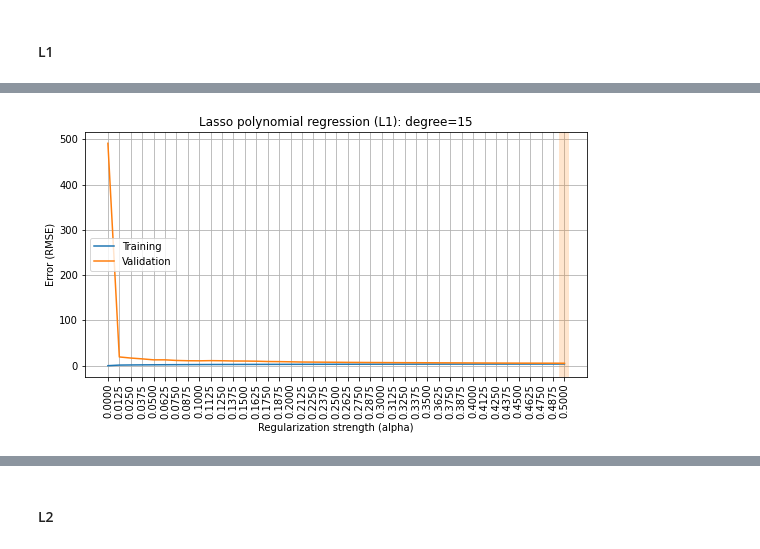
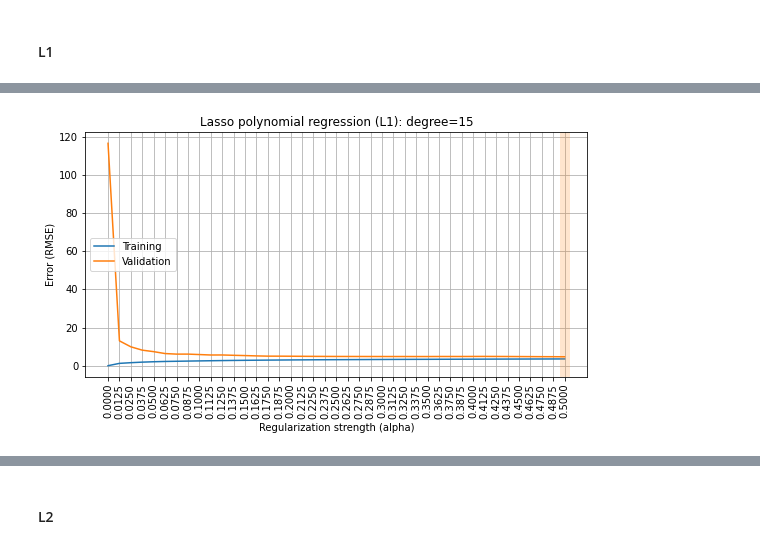
Before and after one commit to MikhailLukashevich02/rs_school_ml_course, a Jupyter notebook: overfitting_regularization.ipynb, the cells around one changed output, grey strips where cells are left out. Saved outputs shown, nothing was run; the diff lists cells and outputs as text; code cells hidden in the pictures.

```diff
--- a/overfitting_regularization.ipynb
+++ b/overfitting_regularization.ipynb
@@ -562,7 +484,7 @@ Please do a discovery on your own and find that out empirically (both for **L1**
 rmse_train, rmse_valid, avg_coef = [], [], []
 for alpha in tqdm(ALPHAS):
     results = cross_validate(make_model_hw(degree=15, penalty='L1', alpha=alpha),
-                             X_diabetes[['age', 'sex']], y_diabetes, cv=5,
+                             X_poly, y_diabetes, cv=5,
                              return_train_score=True, return_estimator = True,
                              scoring='neg_root_mean_squared_error')
     rmse_train.append(-np.mean(results['train_score']))
@@ -571,8 +493,8 @@ for alpha in tqdm(ALPHAS):
     avg_coef.append(
         # average over CV folds
         np.mean([
-            # mean absolute value of weights
-            np.mean(np.abs(model['reg'].coef_))
+            # median absolute value of weights
+            np.median(np.abs(model['reg'].coef_))
             for model in results['estimator']
         ]))
 
@@ -599,7 +521,7 @@ count_zero_l1: 0
 rmse_train, rmse_valid, avg_coef = [], [], []
 for alpha in tqdm(ALPHAS):
     results = cross_validate(make_model_hw(degree=15, penalty='L2', alpha=alpha),
-                             X_diabetes[['age', 'sex']], y_diabetes, cv=5,
+                             X_poly, y_diabetes, cv=5,
                              return_train_score=True, return_estimator = True,
                              scoring='neg_root_mean_squared_error')
     rmse_train.append(-np.mean(results['train_score']))
@@ -667,3 +583,9 @@ for i in range(X_hw.shape[1]):
 Min of feature 0: -0.05, max: 0.05
 Min of feature 1: -494.87, max: 493.57
 Min of feature 2: -2.35, max: 213.31
+# %%
+scaler = StandardScaler()
+scaler.fit(X_hw)
+X_hw_scaler = scaler.transform(X_hw)
+for i in range(X_hw_scaler.shape[1]):
+    print(f'Min of feature {i}: {min(X_hw_scaler[:, i]):.2f}, max: {max(X_hw_scaler[:, i]):.2f}')
@@ -688,7 +614,7 @@ def make_model_hw_withoutSS(degree, alpha=0, penalty=None):
 #### L1
 # %%
 %%time
-rmse_train, rmse_valid = [], []
+rmse_train, rmse_valid, avg_coef = [], [], []
 for alpha in tqdm(ALPHAS):
     results = cross_validate(make_model_hw_withoutSS(degree=15, penalty='L1', alpha=alpha),
                              X_hw, y_hw, cv=5,
@@ -697,8 +623,16 @@ for alpha in tqdm(ALPHAS):
     rmse_train.append(-np.mean(results['train_score']))
     rmse_valid.append(-np.mean(results['test_score']))
 
+    avg_coef.append(
+        # average over CV folds
+        np.mean([
+            # median absolute value of weights
+            np.median(np.abs(model['reg'].coef_))
+            for model in results['estimator']
+        ]))
+
 plot_fitting_graph(ALPHAS, rmse_train, rmse_valid,
                    xlabel='Regularization strength (alpha)', ylabel='Error (RMSE)',
-                   title='Lasso polynomial regression (L1): degree=15')
+                   title='Lasso polynomial regression (L1) without StandardScaler: degree=15')
 # %% [output]
 [figure]
@@ -707,17 +641,24 @@ Wall time: 1min 20s
 # %%
 %%time
-rmse_train, rmse_valid = [], []
+rmse_train, rmse_valid, avg_coef = [], [], []
 for alpha in tqdm(ALPHAS):
     results = cross_validate(make_model_hw(degree=15, penalty='L1', alpha=alpha),
-                             X_hw, y_hw, cv=5,
+                             X_hw_scaler, y_hw, cv=5,
                              return_train_score=True, return_estimator = True,
                              scoring='neg_root_mean_squared_error')
     rmse_train.append(-np.mean(results['train_score']))
     rmse_valid.append(-np.mean(results['test_score']))
 
+    avg_coef.append(
+        # average over CV folds
+        np.mean([
+            # median absolute value of weights
+            np.median(np.abs(model['reg'].coef_))
+            for model in results['estimator']
+        ]))
 
 plot_fitting_graph(ALPHAS, rmse_train, rmse_valid,
                    xlabel='Regularization strength (alpha)', ylabel='Error (RMSE)',
                    title='Lasso polynomial regression (L1): degree=15')
 # %% [output]
-[figure, old version]
+[figure, new version]
```
Also changed, not shown: parts of 34 cells of this notebook.
